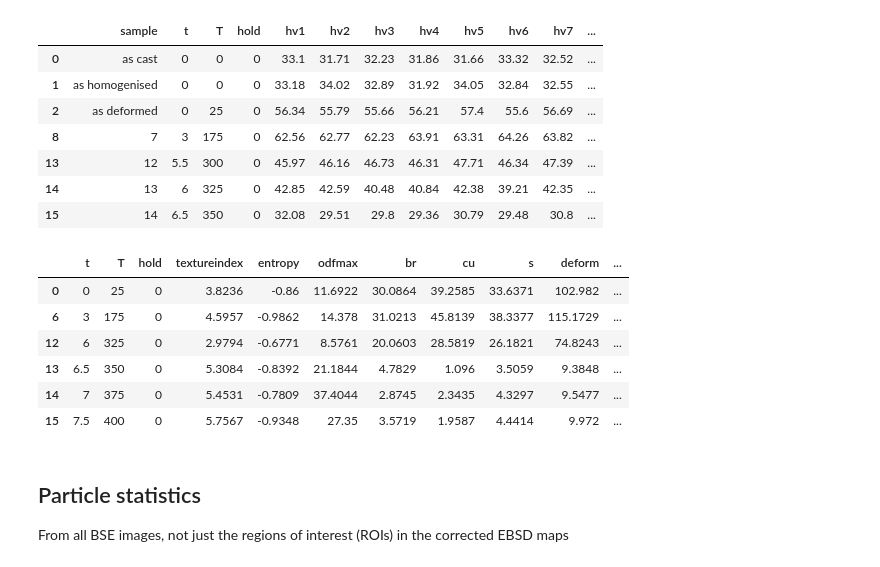
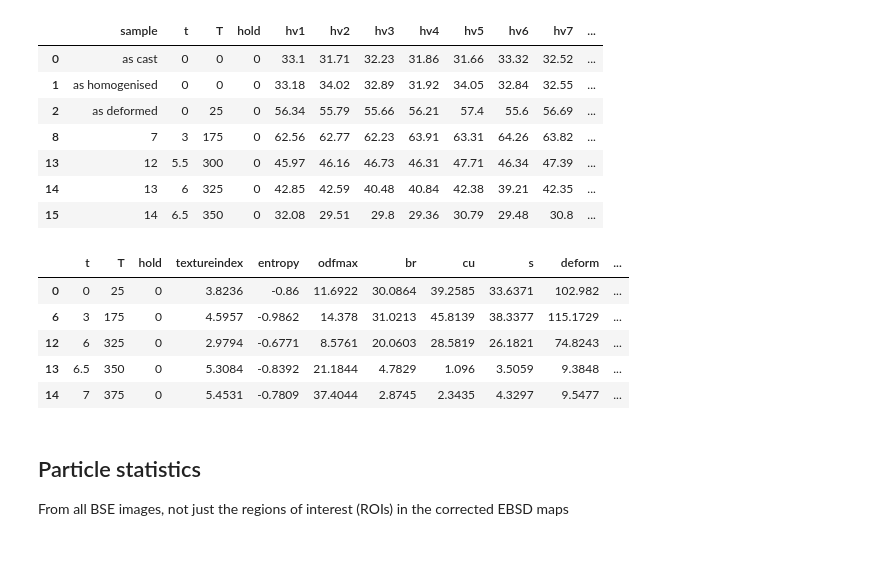
Before and after one commit to hakonanes/p-texture-al-mn-alloys, a Jupyter notebook: notebooks/figures_in_paper.ipynb, the cells around one changed output. Cells and saved outputs as stored; diff of their text form; code cells hidden in the pictures.

```diff
--- a/notebooks/figures_in_paper.ipynb
+++ b/notebooks/figures_in_paper.ipynb
@@ -122,7 +123,7 @@ hv = get_data_frame(data["ark1"][:-2])[:-1]
 # Macrotexture
 data_file = os.path.join(dir_data, "macrotexture/macrotexture_3xxx.ods")
 data = pxl.get_data(data_file)
-texture = get_data_frame(data["Ark2"])[:-1]
+texture = get_data_frame(data["Ark1"])[:-1]
 # %% [markdown]
 Plot change in HV and EC
 # %%
@@ -343,15 +344,14 @@ hv.iloc[[0, 1, 2, 8, 13, 14, 15]]
 | 14 | 13 | 6 | 325 | 0 | 42.85 | 42.59 | 40.48 | 40.84 | 42.38 | 39.21 | 42.35 | ... |
 | 15 | 14 | 6.5 | 350 | 0 | 32.08 | 29.51 | 29.8 | 29.36 | 30.79 | 29.48 | 30.8 | ... |
 # %%
-texture.iloc[[0, 6, 12, 13, 14, 15]]
+texture.iloc[[0, 6, 12, 13, 14]]
 # %% [output]
 |  | t | T | hold | textureindex | entropy | odfmax | br | cu | s | deform | ... |
 | 0 | 0 | 25 | 0 | 3.8236 | -0.86 | 11.6922 | 30.0864 | 39.2585 | 33.6371 | 102.982 | ... |
 | 6 | 3 | 175 | 0 | 4.5957 | -0.9862 | 14.378 | 31.0213 | 45.8139 | 38.3377 | 115.1729 | ... |
 | 12 | 6 | 325 | 0 | 2.9794 | -0.6771 | 8.5761 | 20.0603 | 28.5819 | 26.1821 | 74.8243 | ... |
 | 13 | 6.5 | 350 | 0 | 5.3084 | -0.8392 | 21.1844 | 4.7829 | 1.096 | 3.5059 | 9.3848 | ... |
 | 14 | 7 | 375 | 0 | 5.4531 | -0.7809 | 37.4044 | 2.8745 | 2.3435 | 4.3297 | 9.5477 | ... |
-| 15 | 7.5 | 400 | 0 | 5.7567 | -0.9348 | 27.35 | 3.5719 | 1.9587 | 4.4414 | 9.972 | ... |
 # %% [markdown]
 ## Particle statistics
 
```
Also changed, not shown: parts of 15 cells of this notebook, 2 other files.
